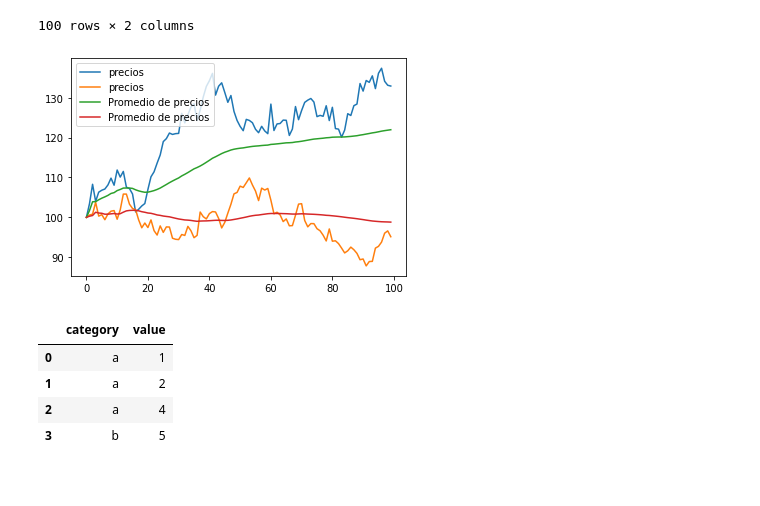
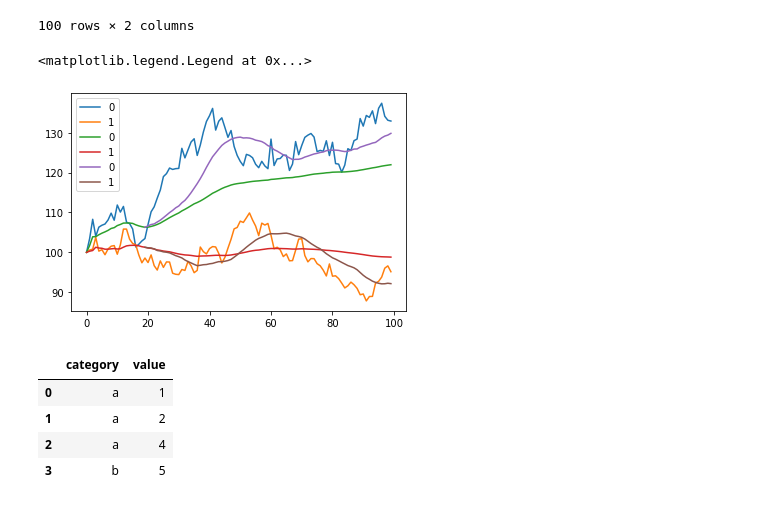
Before and after one commit to Miriam1999/SPF-2021-I, a Jupyter notebook: TEMA-3/Clase23_ValuacionOpcionesAsiaticas.ipynb, the cells around one changed output. Drawn from its saved outputs; the diff is of its cells as text; code cells hidden in the pictures.

```diff
--- a/TEMA-3/Clase23_ValuacionOpcionesAsiaticas.ipynb
+++ b/TEMA-3/Clase23_ValuacionOpcionesAsiaticas.ipynb
@@ -146,3 +143,26 @@ pd.set_option('precision', 3)
+# %%
+# Programar la solución de la ecuación de Black-Scholes
+# St = S0*exp((r-sigma^2/2)*t+ sigma*DeltaW)
+np.random.seed(5555)
+NbTraj = 2
+NbStep = 100
+S0 = 100
+r = 0.10
+sigma = 0.2
+K = 100
+
+DeltaT = 1 / NbStep
+SqDeltaT = np.sqrt(DeltaT)
+DeltaW = np.random.randn(NbStep - 1, NbTraj) * SqDeltaT
+nu = r-sigma**2/2
+increments = nu*DeltaT + sigma * DeltaW
+
+# Ln St = Ln S0 + (r-sigma^2/2)*t+ sigma*DeltaW)
+concat = np.concatenate([np.log(S0)*np.ones([NbStep, 1]), increments], axis=1)
+
+LogSt = np.cumsum(concat, axis=1)
+
+St = np.exp(LogSt)
 # %%
 def BSprices(mu,sigma,S0,NbTraj,NbStep):
     """
@@ -209,14 +229,20 @@ prices
 100 rows × 2 columns
 # %%
 # Graficamos los precios simulados
-plt.plot(t,St,label='precios')
+ax = prices.plot(label='precios originales')#plt.plot(t,St,label='precios')
 
 # Explorar el funcionamiento de la función expanding y rolling para ver cómo calcular el promedio
 # y graficar sus diferencias
-Average_t =
-Average_t_roll =
+Average_t = prices.expanding(1, axis=0).mean()
+Average_t_roll = prices.rolling(window=20).mean()
+
+Average_t.plot(ax=ax)
+
+Average_t_roll.plot(ax=ax)
+plt.legend()
 # %% [output]
+<matplotlib.legend.Legend at 0x...>
-[figure, old version]
+[figure, new version]
 # %%
 (1.5+3)/2, 2.333*2-1.5
 data
```
Also changed, not shown: parts of 5 cells of this notebook, 1 other file.
